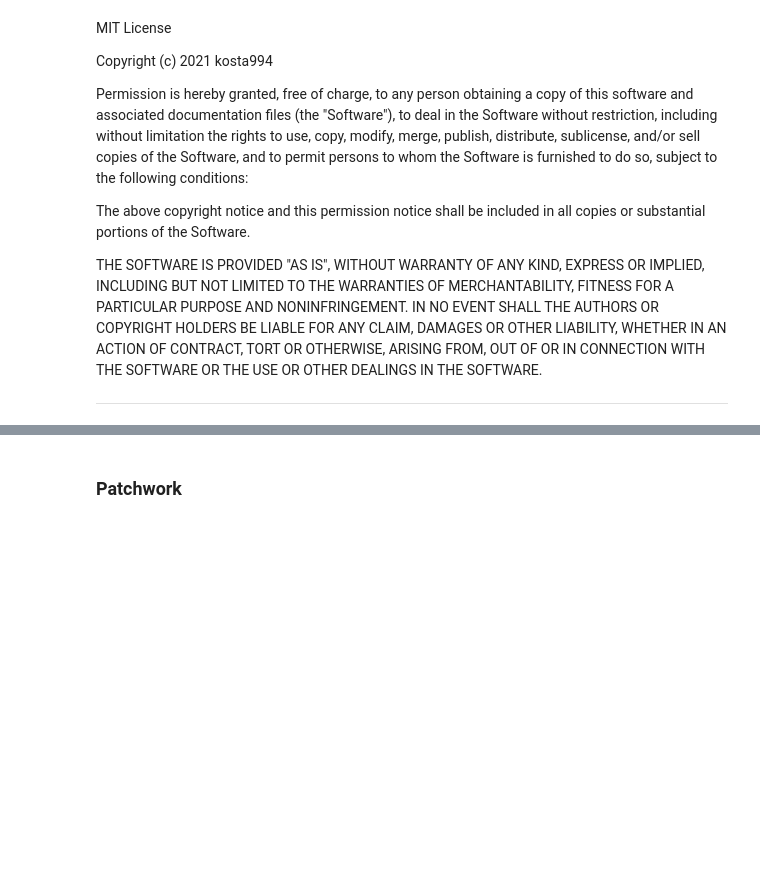
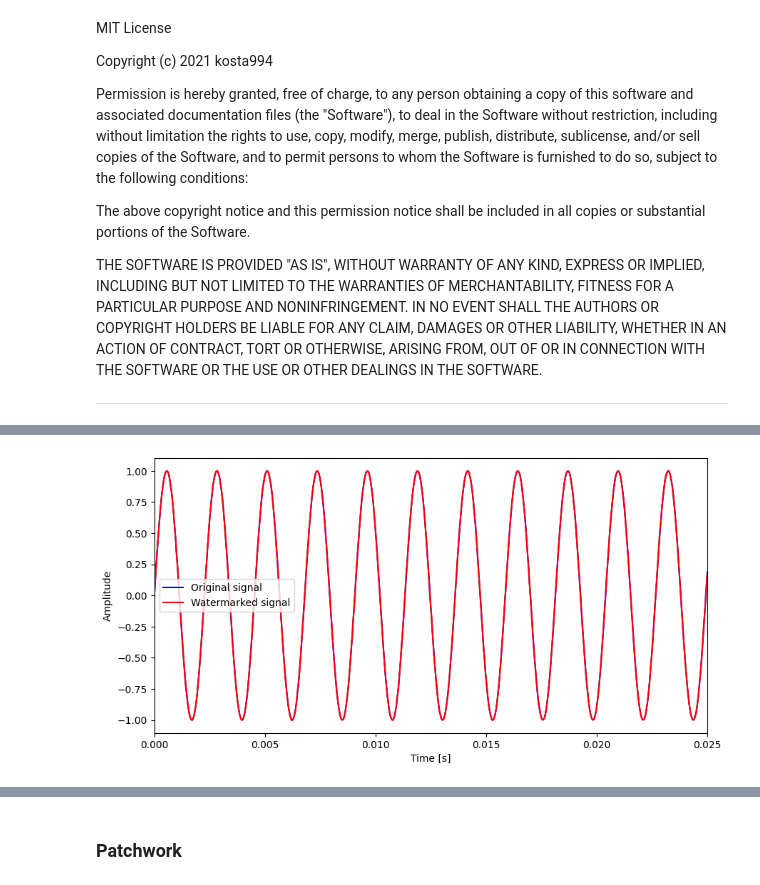
Before and after one commit to PabloSML/audio-watermarking, a Jupyter notebook: testing_notebook.ipynb, the cells around one changed output, grey strips where cells are left out. Saved outputs shown, nothing was run; the diff lists cells and outputs as text; code cells hidden in the pictures; blank space fills up the shorter version.

Commit message:
fsvc added

```diff
--- a/testing_notebook.ipynb
+++ b/testing_notebook.ipynb
@@ -34,3 +36,8 @@ from dct_watermarking import get_watermark_lenght, dctb1_watermark_embedding, dc
 # %%
 def calculate_ber(watermark, watermark_detected):
   return np.sum(watermark != watermark_detected)/len(watermark)
+# %%
+# Create a sine wave signal as test signal and an alternating bit sequence as watermark
+fs = 44100
+t = np.arange(0, 2, 1/fs)
+test_signal = np.sin(2*np.pi*441*t)
@@ -36,0 +46,8 @@ def calculate_ber(watermark, watermark_detected):
+# %%
+watermark_fsvc = np.tile(np.array([1, 0]), 1024)
+
+watermarked_signal_fsvc = fsvc_watermark_embedding(test_signal, watermark_fsvc, sr=fs)
+
+detected_watermark_fsvc = fsvc_watermark_detection(watermarked_signal_fsvc, sr=fs)
+
+print(f"BER = {calculate_ber(watermark_fsvc, detected_watermark_fsvc)*100:.2f}%")
@@ -36,0 +66,12 @@ def calculate_ber(watermark, watermark_detected):
+# %%
+# Plot original and watermarked signal
+plt.figure(figsize=(10, 5))
+plt.plot(t, test_signal, label="Original signal", color=(0, 0, 1.0, 1.0))
+plt.plot(t, watermarked_signal_fsvc, label="Watermarked signal", color=(1.0, 0, 0, 1.0))
+plt.xlim(0, 0.025)
+plt.xlabel("Time [s]")
+plt.ylabel("Amplitude")
+plt.legend()
+plt.show()
+# %% [output]
+[figure, added]
```
Also changed, not shown: parts of 8 cells of this notebook, 1 other file.
